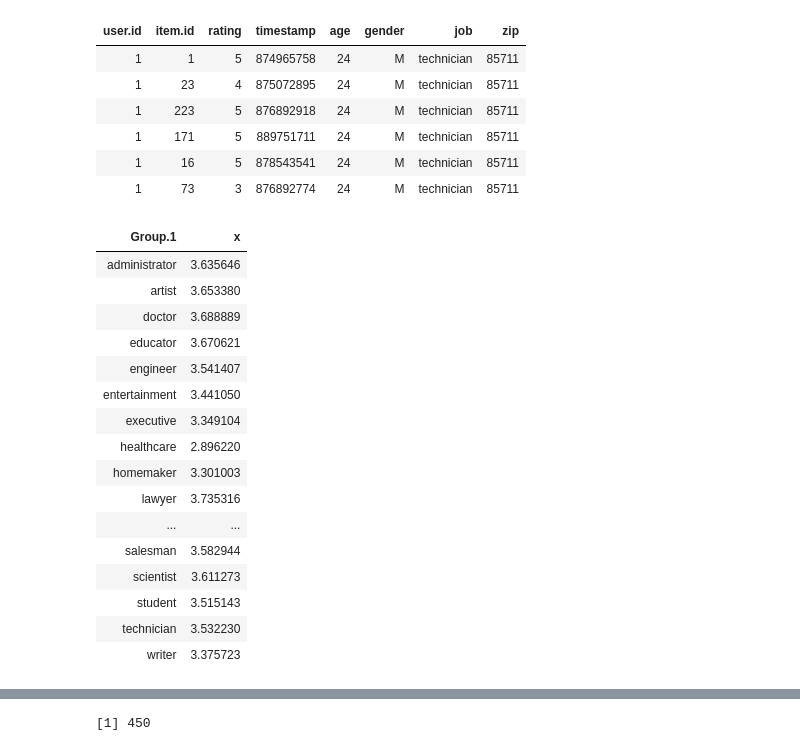
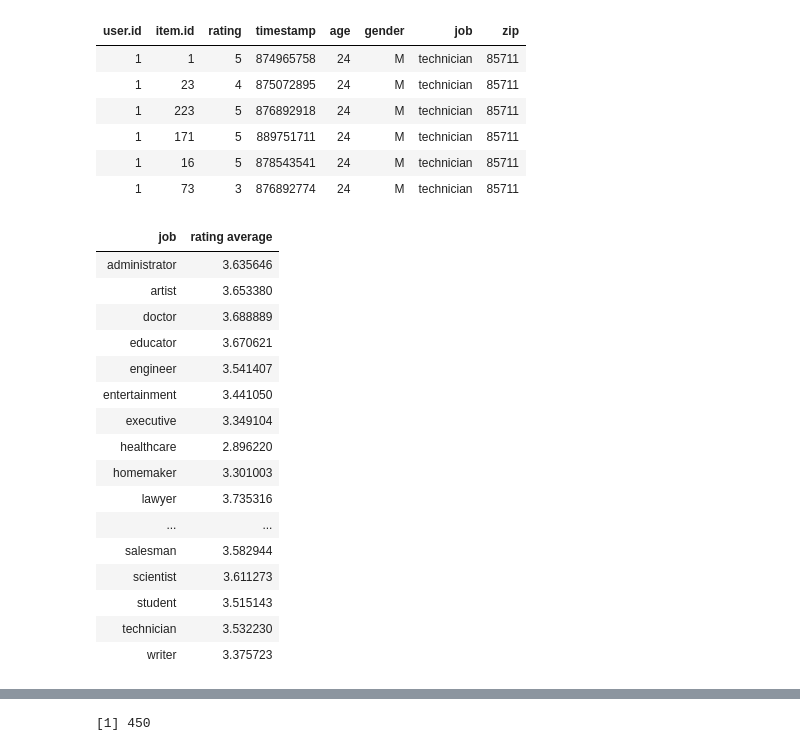
Before and after one commit to olivierp9/Recommender-System, a Jupyter notebook: TP1/TP1.ipynb, the cells around one changed output, grey strips where cells are left out. Cells and saved outputs as stored; diff of their text form; code cells hidden in the pictures.

```diff
--- a/TP1/TP1.ipynb
+++ b/TP1/TP1.ipynb
@@ -40,24 +54,25 @@ head(v.u)
 | 1 | 16 | 5 | 878543541 | 24 | M | technician | 85711 |
 | 1 | 73 | 3 | 876892774 | 24 | M | technician | 85711 |
 # %%
-q11 <- aggregate(v.u$rating, FUN=mean, by=list(v.u$job))
+# on calcule la moyenne des votes selon la liste des jobs
+moyenne.job <- aggregate(v.u$rating, FUN=mean, by=list(v.u$job))
+colnames(moyenne.job) <- c("job", "rating average")
+moyenne.job
+# %% [output]
+| job | rating average |
+| administrator | 3.635646 |
+| artist | 3.653380 |
+| doctor | 3.688889 |
+| educator | 3.670621 |
+| engineer | 3.541407 |
+| entertainment | 3.441050 |
+| executive | 3.349104 |
+| healthcare | 2.896220 |
+| homemaker | 3.301003 |
+| lawyer | 3.735316 |
+| ... | ... |
+| salesman | 3.582944 |
+| scientist | 3.611273 |
+| student | 3.515143 |
+| technician | 3.532230 |
+| writer | 3.375723 |
-# %%
-q11
-# %% [output]
-| Group.1 | x |
-| administrator | 3.635646 |
-| artist | 3.653380 |
-| doctor | 3.688889 |
-| educator | 3.670621 |
-| engineer | 3.541407 |
-| entertainment | 3.441050 |
-| executive | 3.349104 |
-| healthcare | 2.896220 |
-| homemaker | 3.301003 |
-| lawyer | 3.735316 |
-| ... | ... |
-| salesman | 3.582944 |
-| scientist | 3.611273 |
-| student | 3.515143 |
-| technician | 3.532230 |
-| writer | 3.375723 |
```
Also changed, not shown: parts of 28 cells of this notebook.
